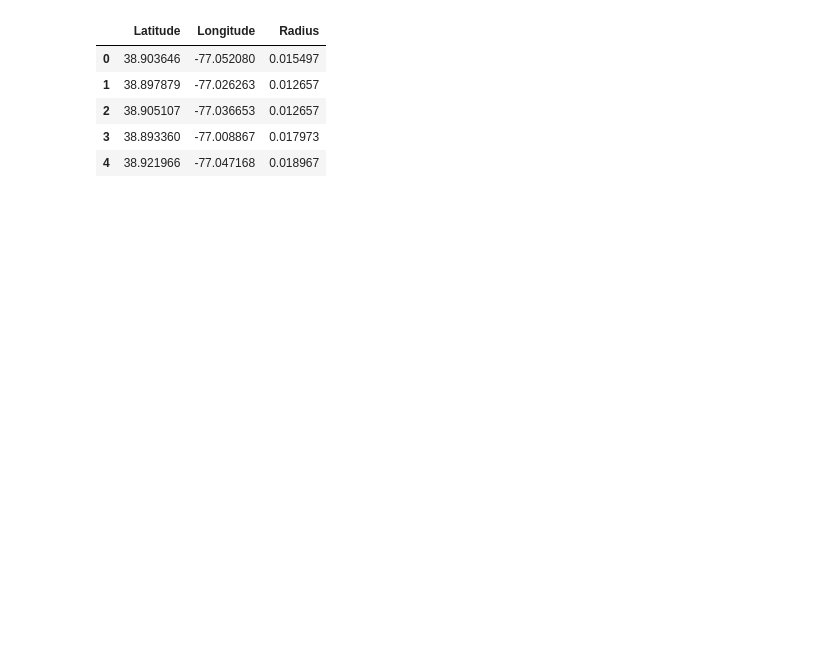
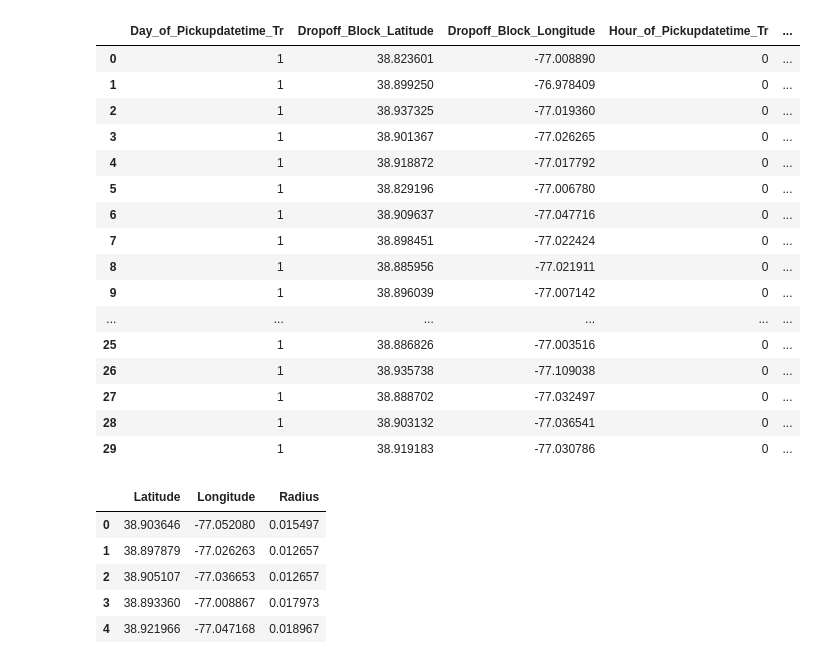
Before and after one commit to DeepNeuron/Uber_Profit_Model, a Jupyter notebook: Process_DC_Cab_Pickup.ipynb, the cells around one changed output. Saved outputs shown, nothing was run; the diff lists cells and outputs as text; code cells hidden in the pictures; blank space fills up the shorter version.

```diff
--- a/Process_DC_Cab_Pickup.ipynb
+++ b/Process_DC_Cab_Pickup.ipynb
@@ -128,2 +156,20 @@ data_regions=pd.read_csv('DC_Cab_Pickup/CoordinateWrenches.csv')
 # %%
-data_pickup_copy = Data_Jan_Pickup[:1000]
+data_pickup_copy
+# %% [output]
+|  | Day_of_Pickupdatetime_Tr | Dropoff_Block_Latitude | Dropoff_Block_Longitude | Hour_of_Pickupdatetime_Tr | ... |
+| 0 | 1 | 38.823601 | -77.008890 | 0 | ... |
+| 1 | 1 | 38.899250 | -76.978409 | 0 | ... |
+| 2 | 1 | 38.937325 | -77.019360 | 0 | ... |
+| 3 | 1 | 38.901367 | -77.026265 | 0 | ... |
+| 4 | 1 | 38.918872 | -77.017792 | 0 | ... |
+| 5 | 1 | 38.829196 | -77.006780 | 0 | ... |
+| 6 | 1 | 38.909637 | -77.047716 | 0 | ... |
+| 7 | 1 | 38.898451 | -77.022424 | 0 | ... |
+| 8 | 1 | 38.885956 | -77.021911 | 0 | ... |
+| 9 | 1 | 38.896039 | -77.007142 | 0 | ... |
+| ... | ... | ... | ... | ... | ... |
+| 25 | 1 | 38.886826 | -77.003516 | 0 | ... |
+| 26 | 1 | 38.935738 | -77.109038 | 0 | ... |
+| 27 | 1 | 38.888702 | -77.032497 | 0 | ... |
+| 28 | 1 | 38.903132 | -77.036541 | 0 | ... |
+| 29 | 1 | 38.919183 | -77.030786 | 0 | ... |
```
Also changed, not shown: parts of 14 cells of this notebook.
